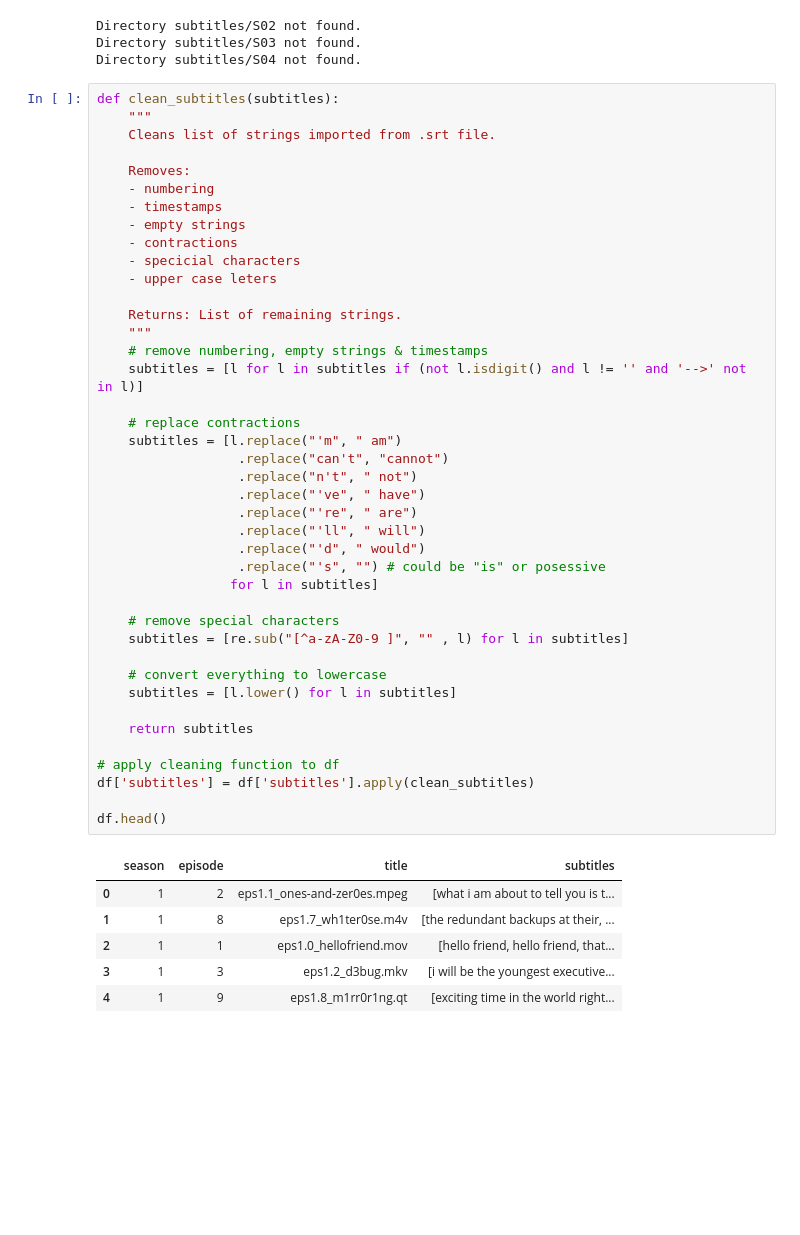
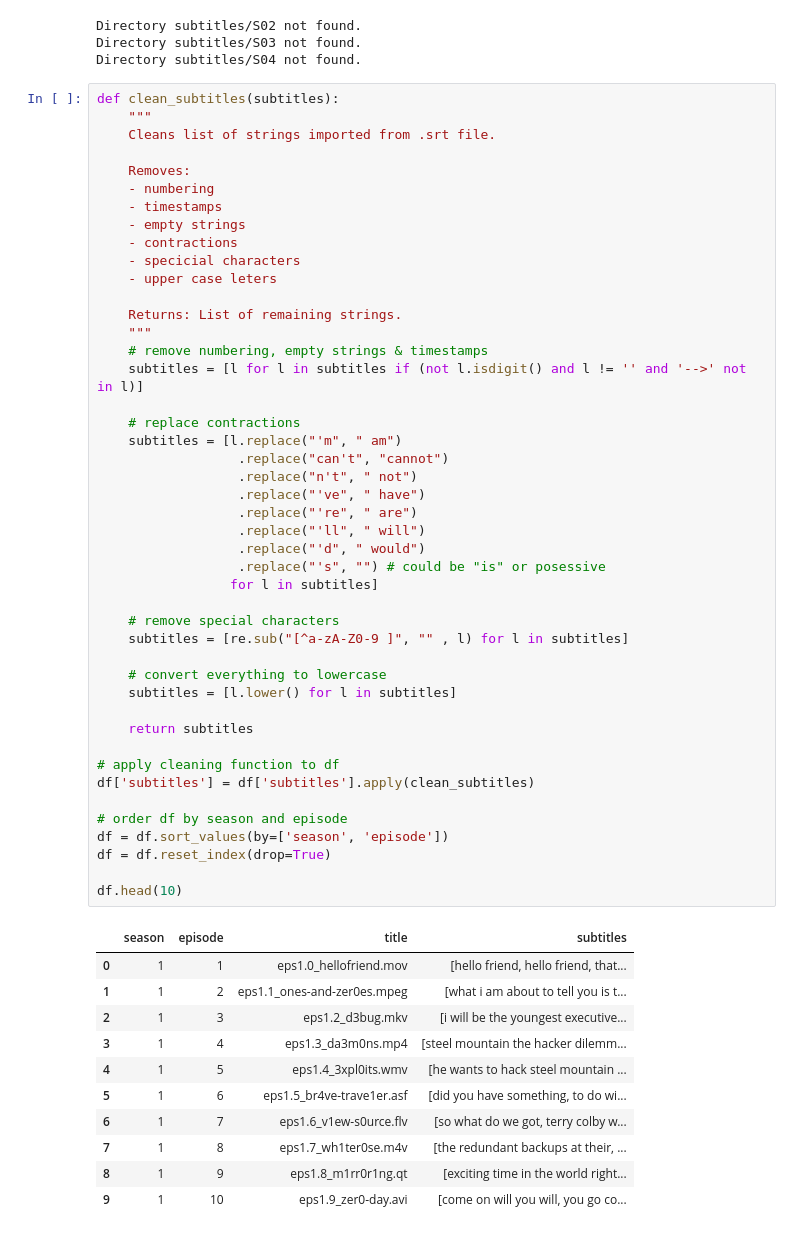
Before and after one commit to ttsteiger/mrrobot-sentiment-analysis, a Jupyter notebook: mrrobot-sentiment-analysis.ipynb, the cells around one changed output. Cells and saved outputs as stored; diff of their text form; blank space fills up the shorter version.

```diff
--- a/mrrobot-sentiment-analysis.ipynb
+++ b/mrrobot-sentiment-analysis.ipynb
@@ -55,37 +69,46 @@ def clean_subtitles(subtitles):
 
     Returns: List of remaining strings.
     """
     # remove numbering, empty strings & timestamps
     subtitles = [l for l in subtitles if (not l.isdigit() and l != '' and '-->' not in l)]
 
     # replace contractions
     subtitles = [l.replace("'m", " am")
                   .replace("can't", "cannot")
                   .replace("n't", " not")
                   .replace("'ve", " have")
                   .replace("'re", " are")
                   .replace("'ll", " will")
                   .replace("'d", " would")
                   .replace("'s", "") # could be "is" or posessive
                  for l in subtitles]
 
     # remove special characters
     subtitles = [re.sub("[^a-zA-Z0-9 ]", "" , l) for l in subtitles]
 
     # convert everything to lowercase
     subtitles = [l.lower() for l in subtitles]
 
     return subtitles
 
 # apply cleaning function to df
 df['subtitles'] = df['subtitles'].apply(clean_subtitles)
 
-df.head()
+# order df by season and episode
+df = df.sort_values(by=['season', 'episode'])
+df = df.reset_index(drop=True)
+
+df.head(10)
 # %% [output]
 |  | season | episode | title | subtitles |
-| 0 | 1 | 2 | eps1.1_ones-and-zer0es.mpeg | [what i am about to tell you is t... |
-| 1 | 1 | 8 | eps1.7_wh1ter0se.m4v | [the redundant backups at their, ... |
-| 2 | 1 | 1 | eps1.0_hellofriend.mov | [hello friend, hello friend, that... |
-| 3 | 1 | 3 | eps1.2_d3bug.mkv | [i will be the youngest executive... |
-| 4 | 1 | 9 | eps1.8_m1rr0r1ng.qt | [exciting time in the world right... |
+| 0 | 1 | 1 | eps1.0_hellofriend.mov | [hello friend, hello friend, that... |
+| 1 | 1 | 2 | eps1.1_ones-and-zer0es.mpeg | [what i am about to tell you is t... |
+| 2 | 1 | 3 | eps1.2_d3bug.mkv | [i will be the youngest executive... |
+| 3 | 1 | 4 | eps1.3_da3m0ns.mp4 | [steel mountain the hacker dilemm... |
+| 4 | 1 | 5 | eps1.4_3xpl0its.wmv | [he wants to hack steel mountain ... |
+| 5 | 1 | 6 | eps1.5_br4ve-trave1er.asf | [did you have something, to do wi... |
+| 6 | 1 | 7 | eps1.6_v1ew-s0urce.flv | [so what do we got, terry colby w... |
+| 7 | 1 | 8 | eps1.7_wh1ter0se.m4v | [the redundant backups at their, ... |
+| 8 | 1 | 9 | eps1.8_m1rr0r1ng.qt | [exciting time in the world right... |
+| 9 | 1 | 10 | eps1.9_zer0-day.avi | [come on will you will, you go co... |
 # %% [markdown]
```
Also changed, not shown: parts of 8 cells of this notebook.
